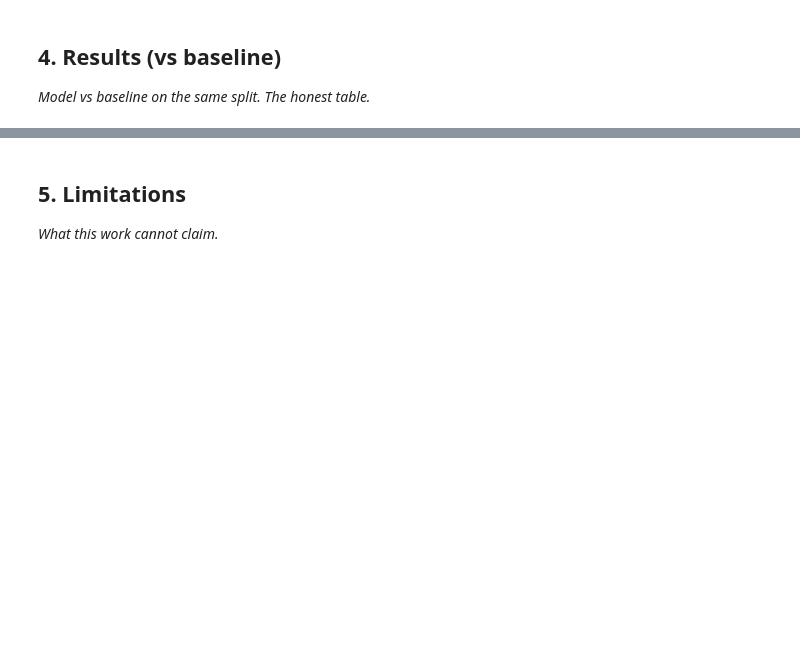
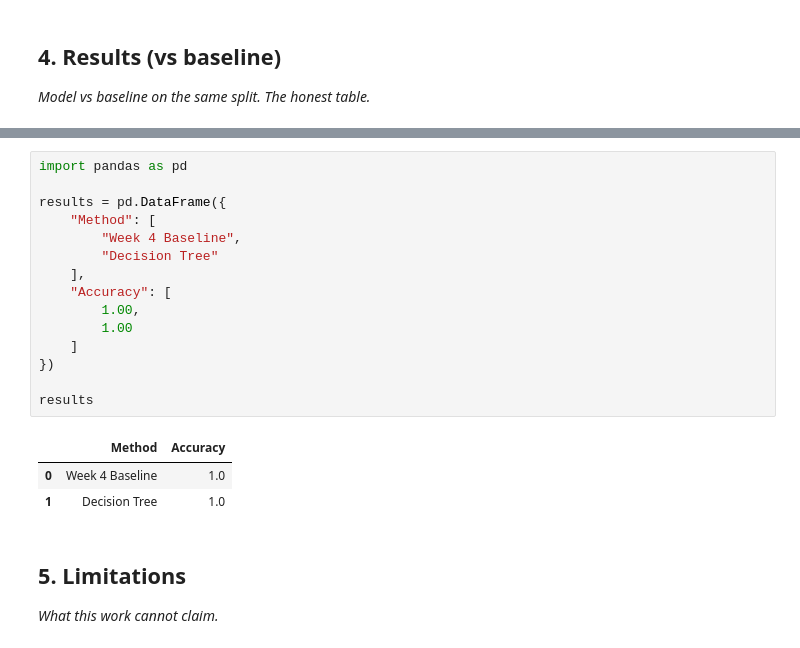
Before and after one commit to a-demesa/flyrank-ml, a Jupyter notebook: work/notebooks/capstone.ipynb, the cells around one changed output, grey strips where cells are left out. Cells and saved outputs as stored; diff of their text form; blank space fills up the shorter version.

```diff
--- a/work/notebooks/capstone.ipynb
+++ b/work/notebooks/capstone.ipynb
@@ -25,3 +99,22 @@ This skeleton is yours to fill. Work the sections **in order** — each one has
+# %%
+import pandas as pd
+
+results = pd.DataFrame({
+    "Method": [
+        "Week 4 Baseline",
+        "Decision Tree"
+    ],
+    "Accuracy": [
+        1.00,
+        1.00
+    ]
+})
+
+results
+# %% [output]
+|  | Method | Accuracy |
+| 0 | Week 4 Baseline | 1.0 |
+| 1 | Decision Tree | 1.0 |
 # %% [markdown]
 ## 5. Limitations
 
```
Also changed, not shown: parts of 9 cells of this notebook.
